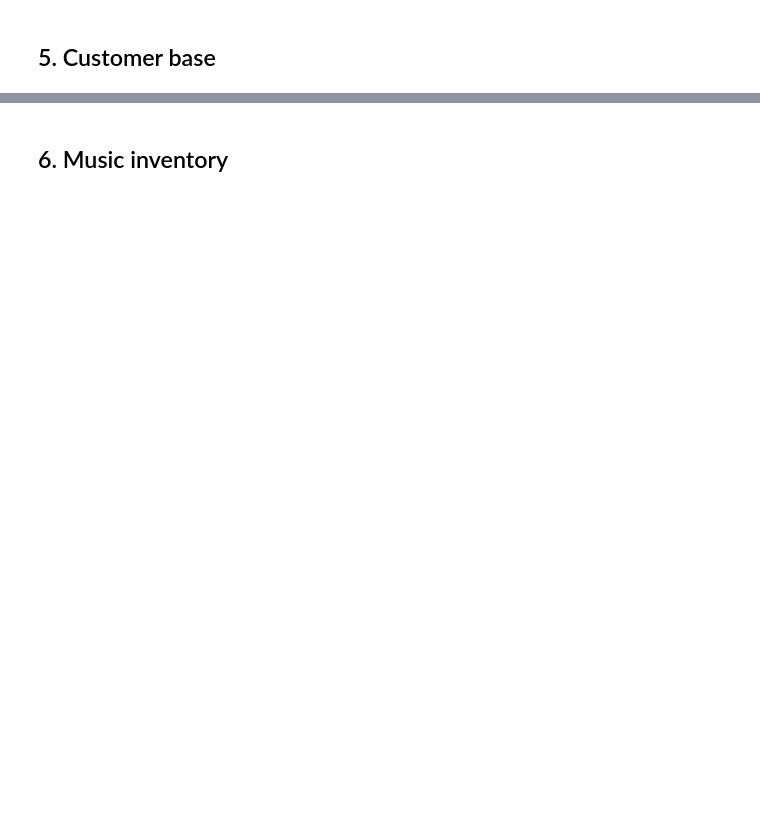
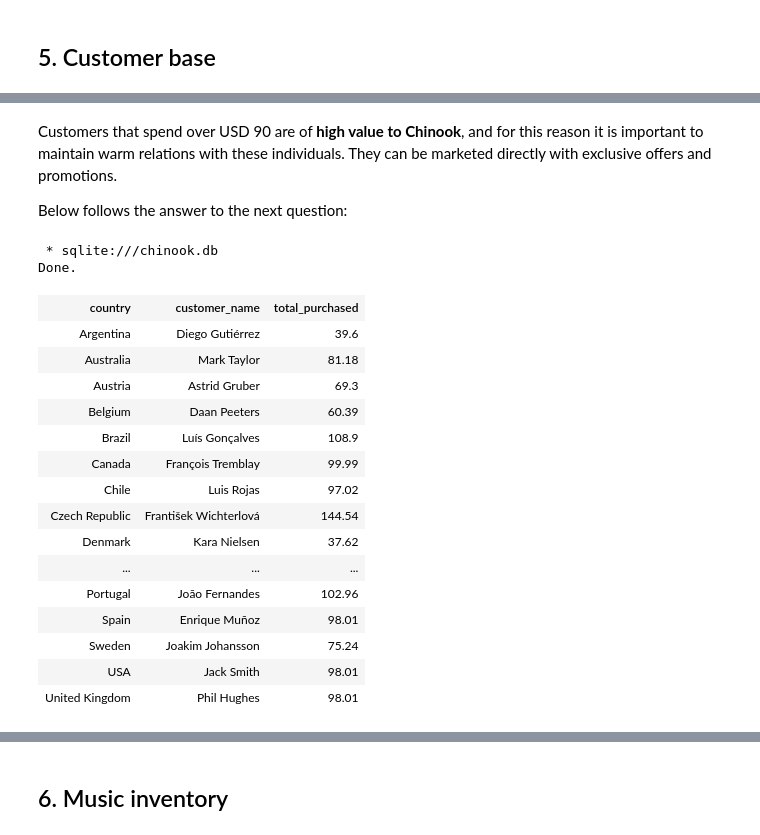
Before and after one commit to Rossel/Digital_Music_Store, a Jupyter notebook: Chinook_Music_Store.ipynb, the cells around one changed output, grey strips where cells are left out. Cells and saved outputs as stored; diff of their text form; code cells hidden in the pictures; blank space fills up the shorter version.

```diff
--- a/Chinook_Music_Store.ipynb
+++ b/Chinook_Music_Store.ipynb
@@ -362,0 +438,64 @@ The **USA** generates the most sales, followed by **Canada**, while average sale
+# %% [markdown]
+Customers that spend over USD 90 are of **high value to Chinook**, and for this reason it is important to maintain warm relations with these individuals. They can be marketed directly with exclusive offers and promotions.
+
+Below follows the answer to the next question:
+# %%
+%%sql
+
+WITH
+    customer_country_purchases AS
+        (
+         SELECT
+             i.customer_id,
+             c.country,
+             ROUND(SUM(i.total),2) total_purchases
+         FROM invoice i
+         INNER JOIN customer c ON i.customer_id = c.customer_id
+         GROUP BY 1, 2
+        ),
+    country_max_purchase AS
+        (
+         SELECT
+             country,
+             MAX(total_purchases) max_purchase
+         FROM customer_country_purchases
+         GROUP BY 1
+        ),
+    country_best_customer AS
+        (
+         SELECT
+            cmp.country,
+            cmp.max_purchase,
+            (
+             SELECT ccp.customer_id
+             FROM customer_country_purchases ccp
+             WHERE ccp.country = cmp.country AND cmp.max_purchase = ccp.total_purchases
+            ) customer_id
+         FROM country_max_purchase cmp
+        )
+SELECT
+    cbc.country country,
+    c.first_name || " " || c.last_name customer_name,
+    cbc.max_purchase total_purchased
+FROM customer c
+INNER JOIN country_best_customer cbc ON cbc.customer_id = c.customer_id
+ORDER BY 1 ASC
+# %% [output]
+ * sqlite:///chinook.db
+Done.
+| country | customer_name | total_purchased |
+| Argentina | Diego Gutiérrez | 39.6 |
+| Australia | Mark Taylor | 81.18 |
+| Austria | Astrid Gruber | 69.3 |
+| Belgium | Daan Peeters | 60.39 |
+| Brazil | Luís Gonçalves | 108.9 |
+| Canada | François Tremblay | 99.99 |
+| Chile | Luis Rojas | 97.02 |
+| Czech Republic | František Wichterlová | 144.54 |
+| Denmark | Kara Nielsen | 37.62 |
+| ... | ... | ... |
+| Portugal | João Fernandes | 102.96 |
+| Spain | Enrique Muñoz | 98.01 |
+| Sweden | Joakim Johansson | 75.24 |
+| USA | Jack Smith | 98.01 |
+| United Kingdom | Phil Hughes | 98.01 |
```
Also changed, not shown: parts of 34 cells of this notebook.
